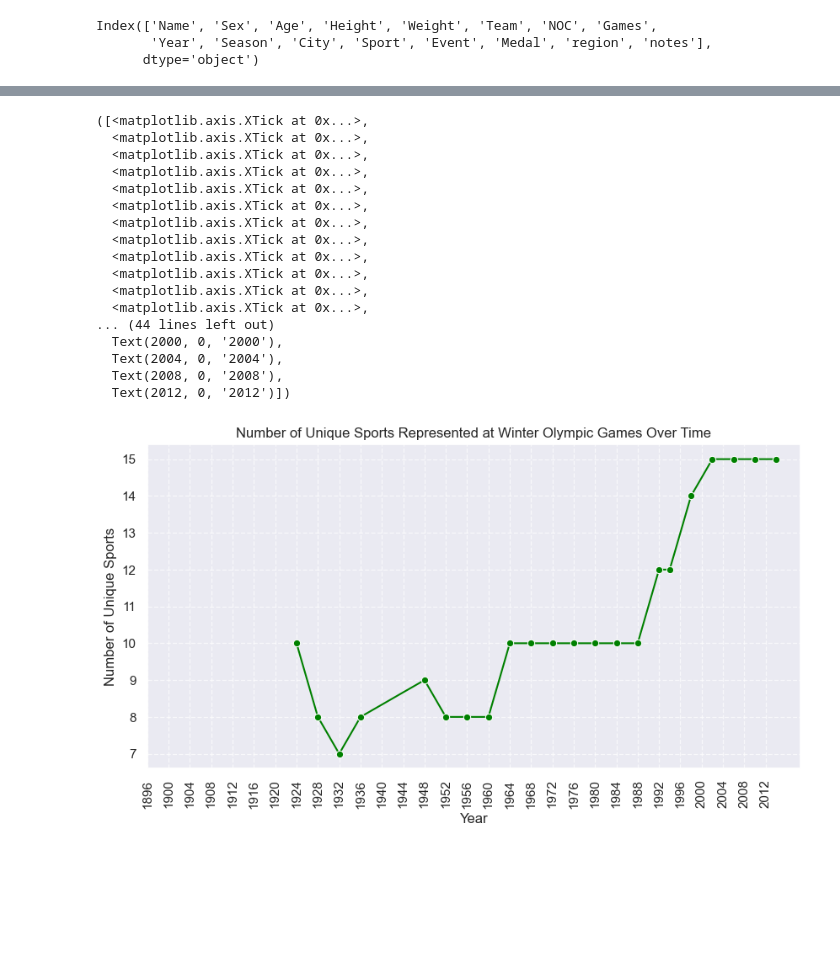
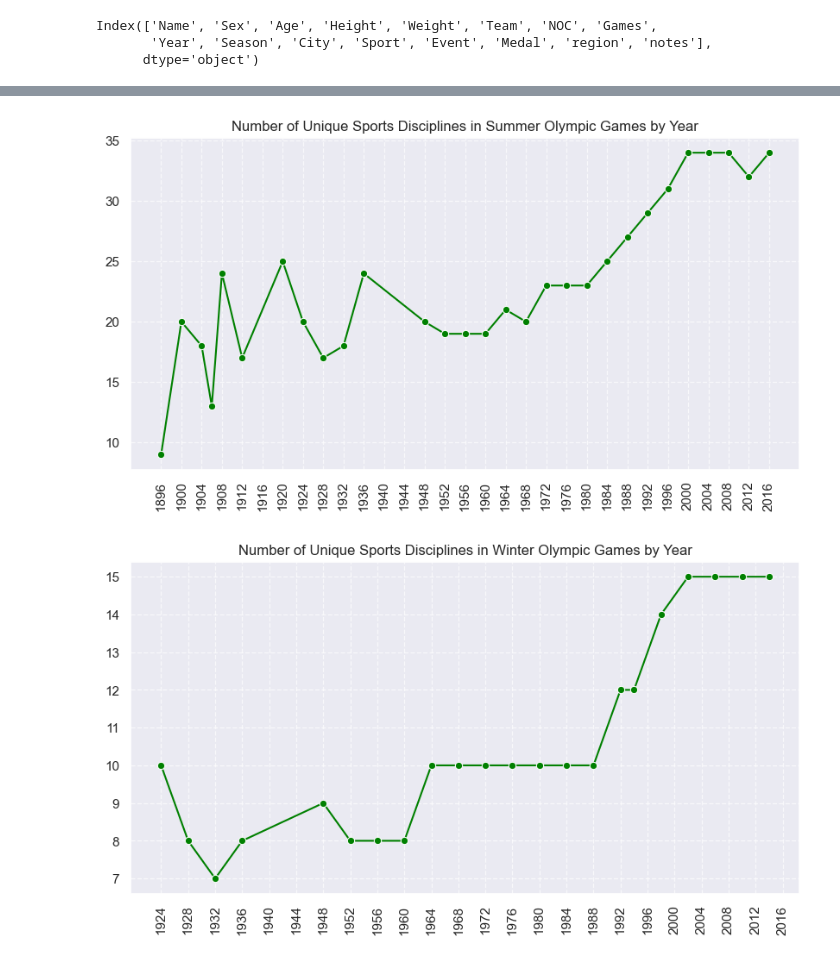
Before and after one commit to kilciukas/Olympic_dataset_exploration, a Jupyter notebook: Notebook_v2/Olimpines_notebook_v2.ipynb, the cells around one changed output, grey strips where cells are left out. Drawn from its saved outputs; the diff is of its cells as text; code cells hidden in the pictures; blank space fills up the shorter version.

```diff
--- a/Notebook_v2/Olimpines_notebook_v2.ipynb
+++ b/Notebook_v2/Olimpines_notebook_v2.ipynb
@@ -137,6 +137,26 @@ class BarPlot:
         for bar in barplot.patches:
             barplot.annotate(f'{bar.get_width():.0f}', (bar.get_width(), bar.get_y() + bar.get_height() / 2),
                              ha='left', va='center', fontsize=fontsize, color=color)
+# %%
+class LinePlot:
+    def __init__(self, x=None, y=None, data=None):
+        self.x = x
+        self.y = y
+        self.data = data
+        self.figure = None
+
+    def create_line_plot(self, marker='o', color='green', xlabel=None, ylabel=None, title=None):
+        self.figure = plt.figure(figsize=(10,5))
+        sns.lineplot(data=self.data, x=self.x, y=self.y, marker=marker, color=color)
+        plt.xlabel(xlabel)
+        plt.ylabel(ylabel)
+        plt.title(title)
+
+        plt.grid(True, linestyle='--', alpha=0.7)
+        return self.figure
+
+    def configure_xticks(self, step, min_year, max_year):
+        plt.xticks(range(min_year, max_year+1, step), rotation=90)
 # %%
 bar_plot_main = BarPlot(x='Athletes', y='Discipline', data=disciplines)
 bar_graph = bar_plot_main.create_bar_plot(palette='viridis', title='Athlete participation by Discipline')
@@ -270,36 +251,9 @@ plt.xticks(range(min_year, max_year + 1, step), rotation=90)
-# %%
-winter_df = main[main['Season'] == 'Winter']
-
-sport_counts_by_year = winter_df.groupby('Year')['Sport'].nunique().reset_index()
-
-plt.figure(figsize=(10, 5))
-sns.lineplot(data=sport_counts_by_year, x='Year', y='Sport', marker='o', color='green')
-
-plt.title('Number of Unique Sports Represented at Winter Olympic Games Over Time')
-plt.xlabel('Year')
-plt.ylabel('Number of Unique Sports')
-plt.grid(True, linestyle='--', alpha=0.7)
-
-step = 4  # Set the step value
-min_year = 1896  # Set the minimum year
-max_year = 2014  # Set the maximum year
-plt.xticks(range(min_year, max_year + 1, step), rotation=90)
-# %% [output]
-([<matplotlib.axis.XTick at 0x...>,
-  <matplotlib.axis.XTick at 0x...>,
-  <matplotlib.axis.XTick at 0x...>,
-  <matplotlib.axis.XTick at 0x...>,
-  <matplotlib.axis.XTick at 0x...>,
-  <matplotlib.axis.XTick at 0x...>,
-  <matplotlib.axis.XTick at 0x...>,
-  <matplotlib.axis.XTick at 0x...>,
-  <matplotlib.axis.XTick at 0x...>,
-  <matplotlib.axis.XTick at 0x...>,
-  <matplotlib.axis.XTick at 0x...>,
-  <matplotlib.axis.XTick at 0x...>,
-... (44 lines left out)
-  Text(2000, 0, '2000'),
-  Text(2004, 0, '2004'),
-  Text(2008, 0, '2008'),
-  Text(2012, 0, '2012')])
-[figure, removed]
+# %%
+summer_df = main[main['Season'] == 'Summer']
+sport_counts_by_year_summer = summer_df.groupby('Year')['Sport'].nunique().reset_index()
+# %%
+line_plot_main = LinePlot(data=sport_counts_by_year_summer, x='Year', y='Sport')
+line_plot_main.create_line_plot(title='Number of Unique Sports Disciplines in Summer Olympic Games by Year')
+line_plot_main.configure_xticks(step=4, min_year=1896, max_year=2016)
+# %% [output]
+[figure, added]
@@ -305,0 +263,6 @@ plt.xticks(range(min_year, max_year + 1, step), rotation=90)
+# %%
+line_plot_main = LinePlot(data=sport_counts_by_year_winter, x='Year', y='Sport')
+line_plot_main.create_line_plot(title='Number of Unique Sports Disciplines in Winter Olympic Games by Year')
+line_plot_main.configure_xticks(step=4, min_year=1924, max_year=2016)
+# %% [output]
+[figure, added]
```
Also changed, not shown: parts of 4 cells of this notebook.
